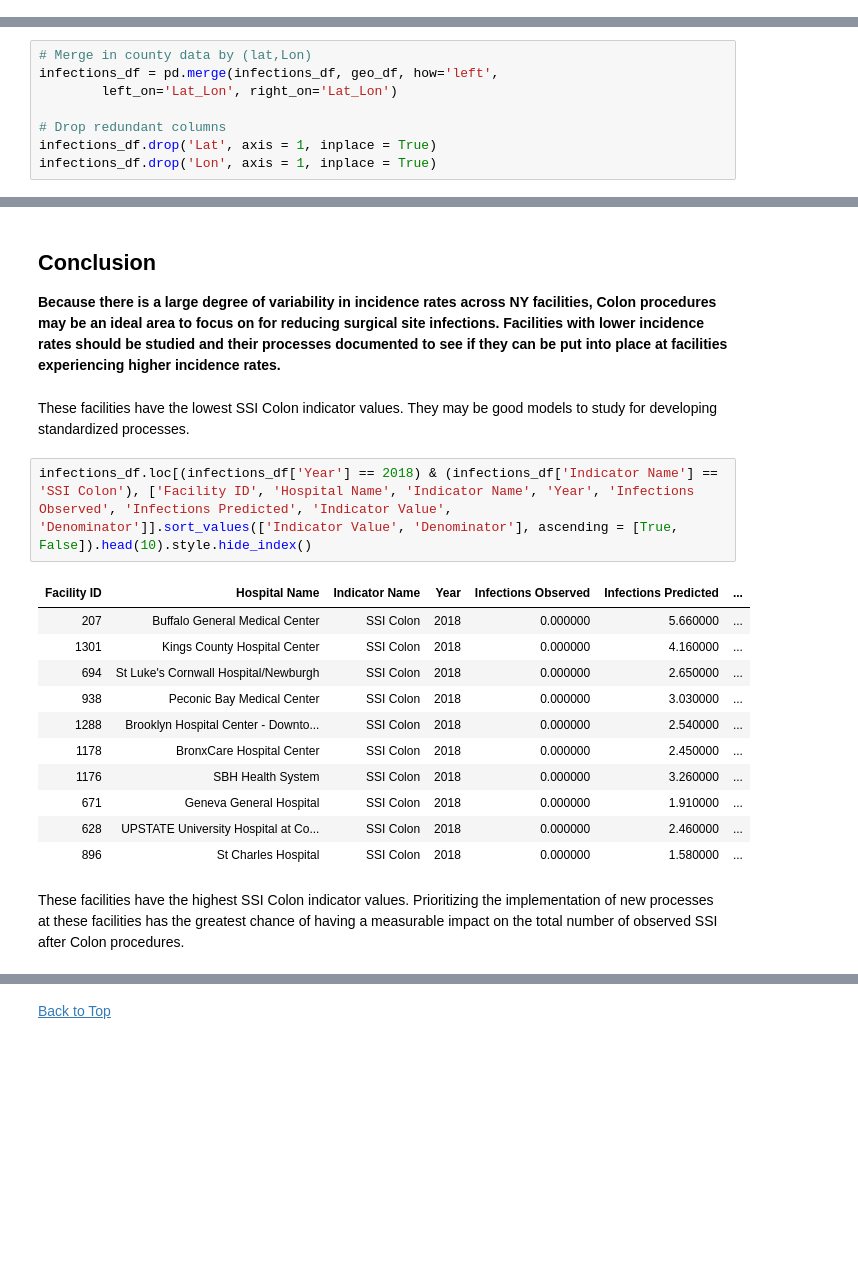
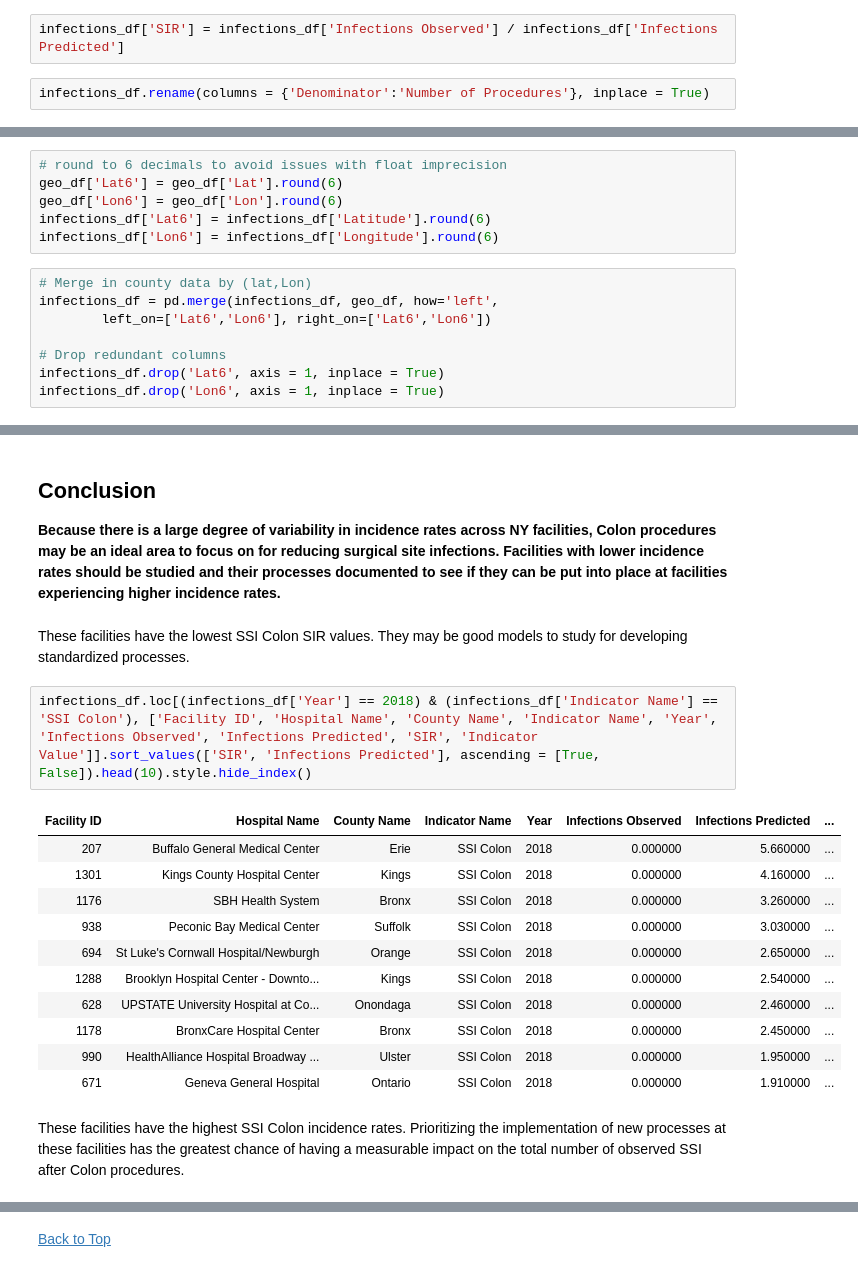
Before and after one commit to bethperry/HAI_Analysis, a Jupyter notebook: NY_Hospital_Acquired_Infections_2008-2018.ipynb, the cells around one changed output, grey strips where cells are left out. Drawn from its saved outputs; the diff is of its cells as text; blank space fills up the shorter version.

```diff
--- a/NY_Hospital_Acquired_Infections_2008-2018.ipynb
+++ b/NY_Hospital_Acquired_Infections_2008-2018.ipynb
@@ -306,3 +327,7 @@ Because the facility-level data is needed for the more detailed analyses, for co
+# %%
+infections_df['SIR'] = infections_df['Infections Observed'] / infections_df['Infections Predicted']
+# %%
+infections_df.rename(columns = {'Denominator':'Number of Procedures'}, inplace = True)
 # %% [markdown]
 ### Add location-based features
 # %%
@@ -436,14 +461,20 @@ geo_df.to_csv('NY_geo.csv', index = False)
 # read data back in from CSV if needed
 geo_df = pd.read_csv('NY_geo.csv')
 geo_df['Lat_Lon'] = geo_df[['Lat', 'Lon']].apply(tuple, axis=1)
+# %%
+# round to 6 decimals to avoid issues with float imprecision
+geo_df['Lat6'] = geo_df['Lat'].round(6)
+geo_df['Lon6'] = geo_df['Lon'].round(6)
+infections_df['Lat6'] = infections_df['Latitude'].round(6)
+infections_df['Lon6'] = infections_df['Longitude'].round(6)
 # %%
 # Merge in county data by (lat,Lon)
 infections_df = pd.merge(infections_df, geo_df, how='left',
-        left_on='Lat_Lon', right_on='Lat_Lon')
+        left_on=['Lat6','Lon6'], right_on=['Lat6','Lon6'])
 
 # Drop redundant columns
-infections_df.drop('Lat', axis = 1, inplace = True)
-infections_df.drop('Lon', axis = 1, inplace = True)
+infections_df.drop('Lat6', axis = 1, inplace = True)
+infections_df.drop('Lon6', axis = 1, inplace = True)
 # %%
 infections_df.columns
 # %% [output]
@@ -945,21 +1086,21 @@ The whiskers and shaded box are both considerably wider for Colon than for any o
 
 **Because there is a large degree of variability in incidence rates across NY facilities, Colon procedures may be an ideal area to focus on for reducing surgical site infections. Facilities with lower incidence rates should be studied and their processes documented to see if they can be put into place at facilities experiencing higher incidence rates.**
 # %% [markdown]
-These facilities have the lowest SSI Colon indicator values. They may be good models to study for developing standardized processes.
+These facilities have the lowest SSI Colon SIR values. They may be good models to study for developing standardized processes.
 # %%
-infections_df.loc[(infections_df['Year'] == 2018) & (infections_df['Indicator Name'] == 'SSI Colon'), ['Facility ID', 'Hospital Name', 'Indicator Name', 'Year', 'Infections Observed', 'Infections Predicted', 'Indicator Value', 'Denominator']].sort_values(['Indicator Value', 'Denominator'], ascending = [True, False]).head(10).style.hide_index()
+infections_df.loc[(infections_df['Year'] == 2018) & (infections_df['Indicator Name'] == 'SSI Colon'), ['Facility ID', 'Hospital Name', 'County Name', 'Indicator Name', 'Year', 'Infections Observed', 'Infections Predicted', 'SIR', 'Indicator Value']].sort_values(['SIR', 'Infections Predicted'], ascending = [True, False]).head(10).style.hide_index()
 # %% [output]
-| Facility ID | Hospital Name | Indicator Name | Year | Infections Observed | Infections Predicted | ... |
-| 207 | Buffalo General Medical Center | SSI Colon | 2018 | 0.000000 | 5.660000 | ... |
-| 1301 | Kings County Hospital Center | SSI Colon | 2018 | 0.000000 | 4.160000 | ... |
-| 694 | St Luke's Cornwall Hospital/Newburgh | SSI Colon | 2018 | 0.000000 | 2.650000 | ... |
-| 938 | Peconic Bay Medical Center | SSI Colon | 2018 | 0.000000 | 3.030000 | ... |
-| 1288 | Brooklyn Hospital Center - Downto... | SSI Colon | 2018 | 0.000000 | 2.540000 | ... |
-| 1178 | BronxCare Hospital Center | SSI Colon | 2018 | 0.000000 | 2.450000 | ... |
-| 1176 | SBH Health System | SSI Colon | 2018 | 0.000000 | 3.260000 | ... |
-| 671 | Geneva General Hospital | SSI Colon | 2018 | 0.000000 | 1.910000 | ... |
-| 628 | UPSTATE University Hospital at Co... | SSI Colon | 2018 | 0.000000 | 2.460000 | ... |
-| 896 | St Charles Hospital | SSI Colon | 2018 | 0.000000 | 1.580000 | ... |
+| Facility ID | Hospital Name | County Name | Indicator Name | Year | Infections Observed | Infections Predicted | ... |
+| 207 | Buffalo General Medical Center | Erie | SSI Colon | 2018 | 0.000000 | 5.660000 | ... |
+| 1301 | Kings County Hospital Center | Kings | SSI Colon | 2018 | 0.000000 | 4.160000 | ... |
+| 1176 | SBH Health System | Bronx | SSI Colon | 2018 | 0.000000 | 3.260000 | ... |
+| 938 | Peconic Bay Medical Center | Suffolk | SSI Colon | 2018 | 0.000000 | 3.030000 | ... |
+| 694 | St Luke's Cornwall Hospital/Newburgh | Orange | SSI Colon | 2018 | 0.000000 | 2.650000 | ... |
+| 1288 | Brooklyn Hospital Center - Downto... | Kings | SSI Colon | 2018 | 0.000000 | 2.540000 | ... |
+| 628 | UPSTATE University Hospital at Co... | Onondaga | SSI Colon | 2018 | 0.000000 | 2.460000 | ... |
+| 1178 | BronxCare Hospital Center | Bronx | SSI Colon | 2018 | 0.000000 | 2.450000 | ... |
+| 990 | HealthAlliance Hospital Broadway ... | Ulster | SSI Colon | 2018 | 0.000000 | 1.950000 | ... |
+| 671 | Geneva General Hospital | Ontario | SSI Colon | 2018 | 0.000000 | 1.910000 | ... |
 # %% [markdown]
-These facilities have the highest SSI Colon indicator values. Prioritizing the implementation of new processes at these facilities has the greatest chance of having a measurable impact on the total number of observed SSI after Colon procedures.
+These facilities have the highest SSI Colon incidence rates. Prioritizing the implementation of new processes at these facilities has the greatest chance of having a measurable impact on the total number of observed SSI after Colon procedures.
 # %%
```
Also changed, not shown: parts of 27 cells of this notebook, 2 other files.
